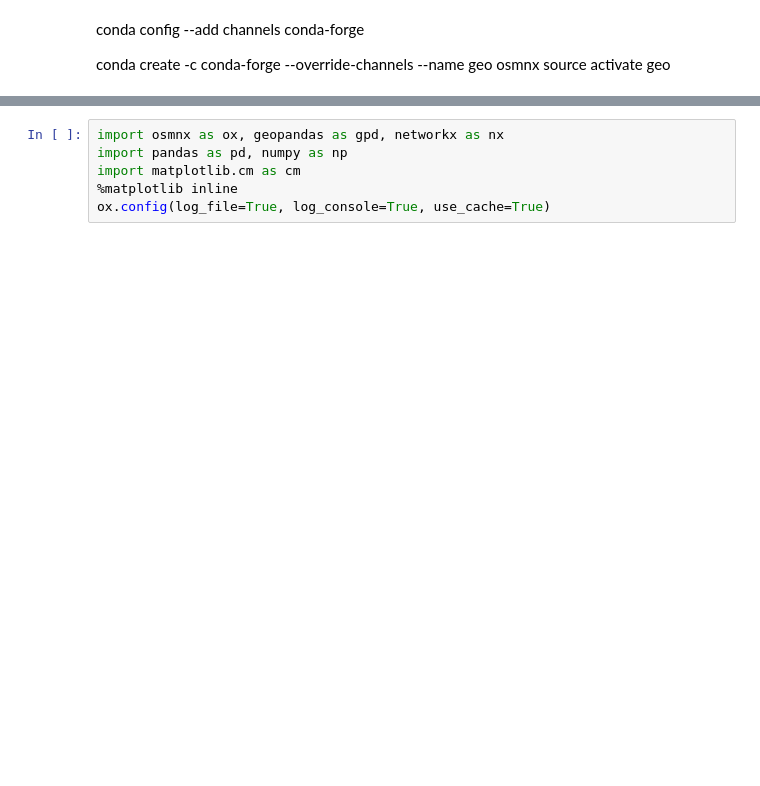
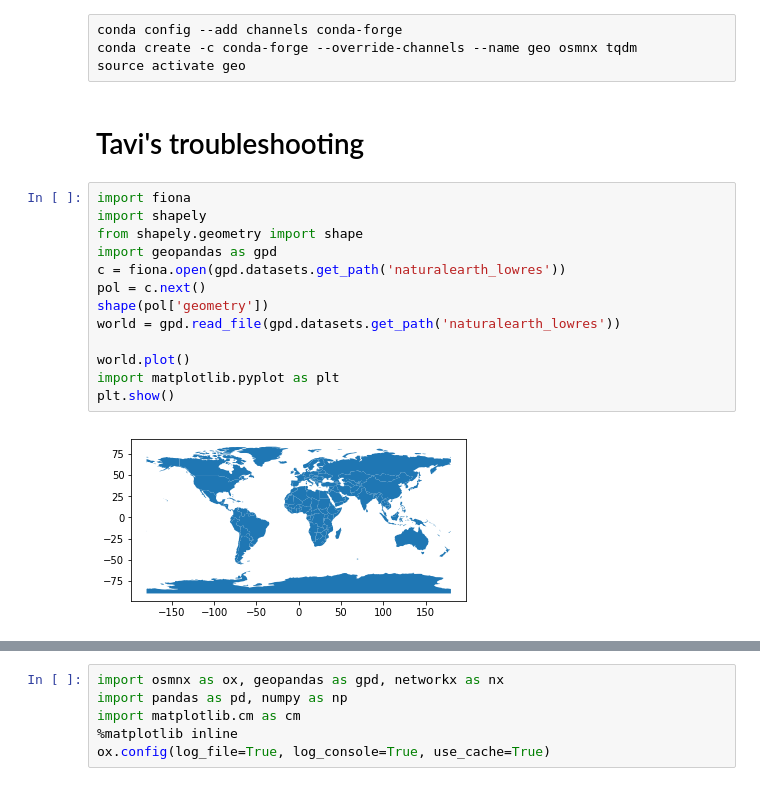
Before and after one commit to octavisemonin/motorshed, a Jupyter notebook: try_osmnx.ipynb, the cells around one changed output, grey strips where cells are left out. Cells and saved outputs as stored; diff of their text form; blank space fills up the shorter version.

Commit message:
Tavi's first commit!

```diff
--- a/try_osmnx.ipynb
+++ b/try_osmnx.ipynb
@@ -1,5 +1,21 @@
-# %% [markdown]
-conda config --add channels conda-forge
-
-conda create -c conda-forge --override-channels --name geo osmnx
-source activate geo
+# %% [raw]
+conda config --add channels conda-forge
+conda create -c conda-forge --override-channels --name geo osmnx tqdm
+source activate geo
+# %% [markdown]
+# Tavi's troubleshooting
+# %%
+import fiona
+import shapely
+from shapely.geometry import shape
+import geopandas as gpd
+c = fiona.open(gpd.datasets.get_path('naturalearth_lowres'))
+pol = c.next()
+shape(pol['geometry'])
+world = gpd.read_file(gpd.datasets.get_path('naturalearth_lowres'))
+
+world.plot()
+import matplotlib.pyplot as plt
+plt.show()
+# %% [output]
+[figure, added]
```
Also changed, not shown: parts of 41 cells of this notebook, 15 other files.
